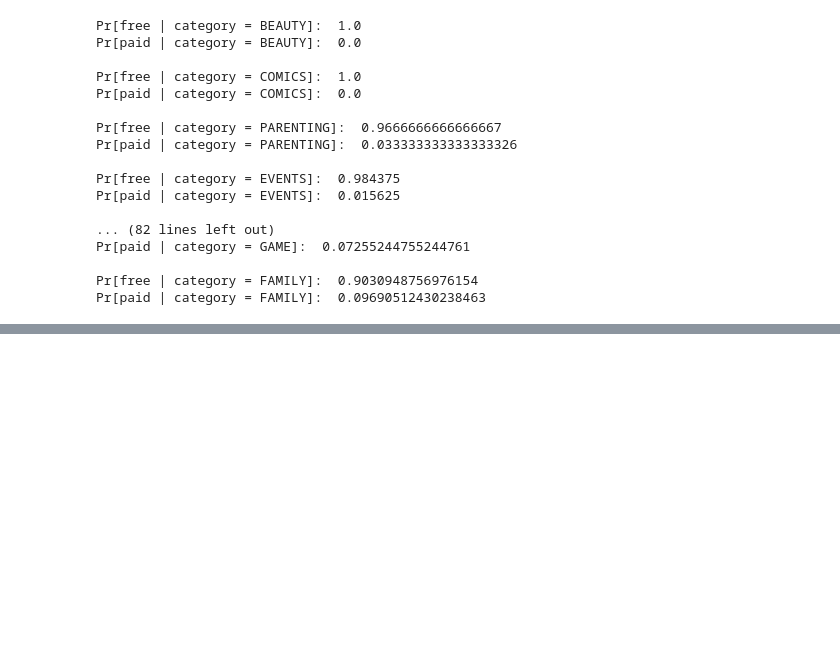
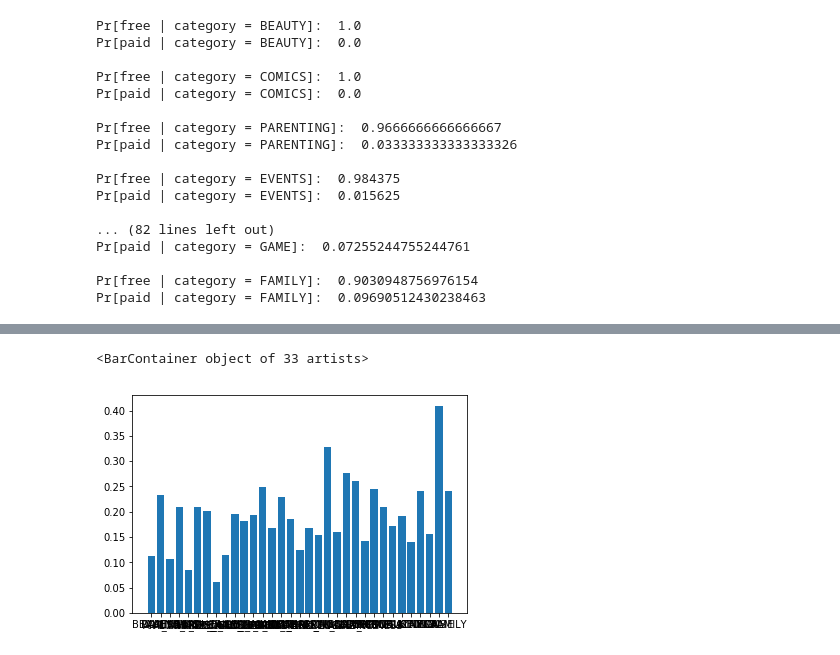
Before and after one commit to rahulpokharna/CausalAppData, a Jupyter notebook: DataParser.ipynb, the cells around one changed output, grey strips where cells are left out. Saved outputs shown, nothing was run; the diff lists cells and outputs as text; code cells hidden in the pictures; blank space fills up the shorter version.

```diff
--- a/DataParser.ipynb
+++ b/DataParser.ipynb
@@ -338,0 +412,5 @@ Pr[prop > mean | paid, category = FAMILY]: 0.6387434554973822 122
+# %%
+plt.bar(categories_f, proportions_f)
+# %% [output]
+<BarContainer object of 33 artists>
+[figure, added]
```
Also changed, not shown: parts of 3 cells of this notebook.
